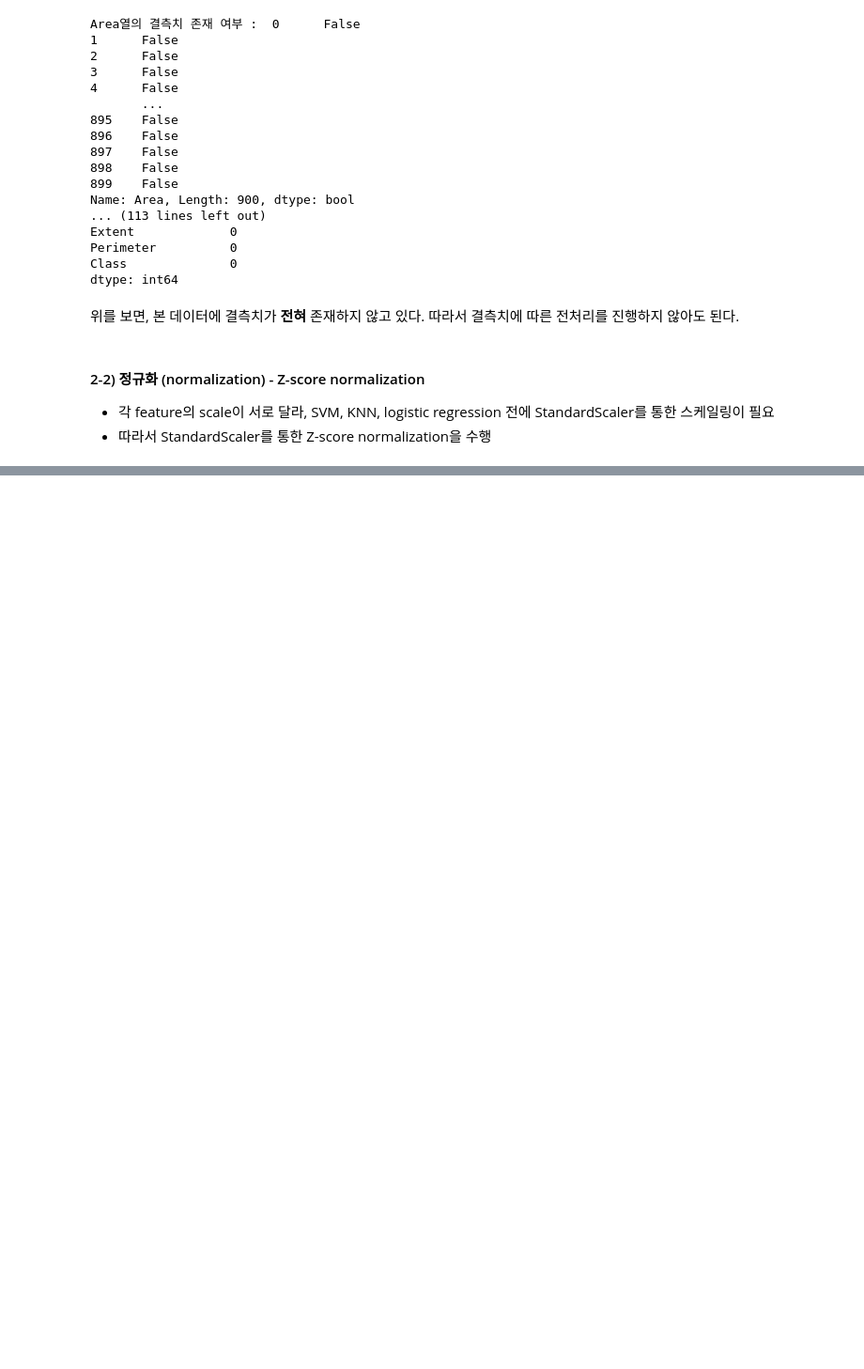
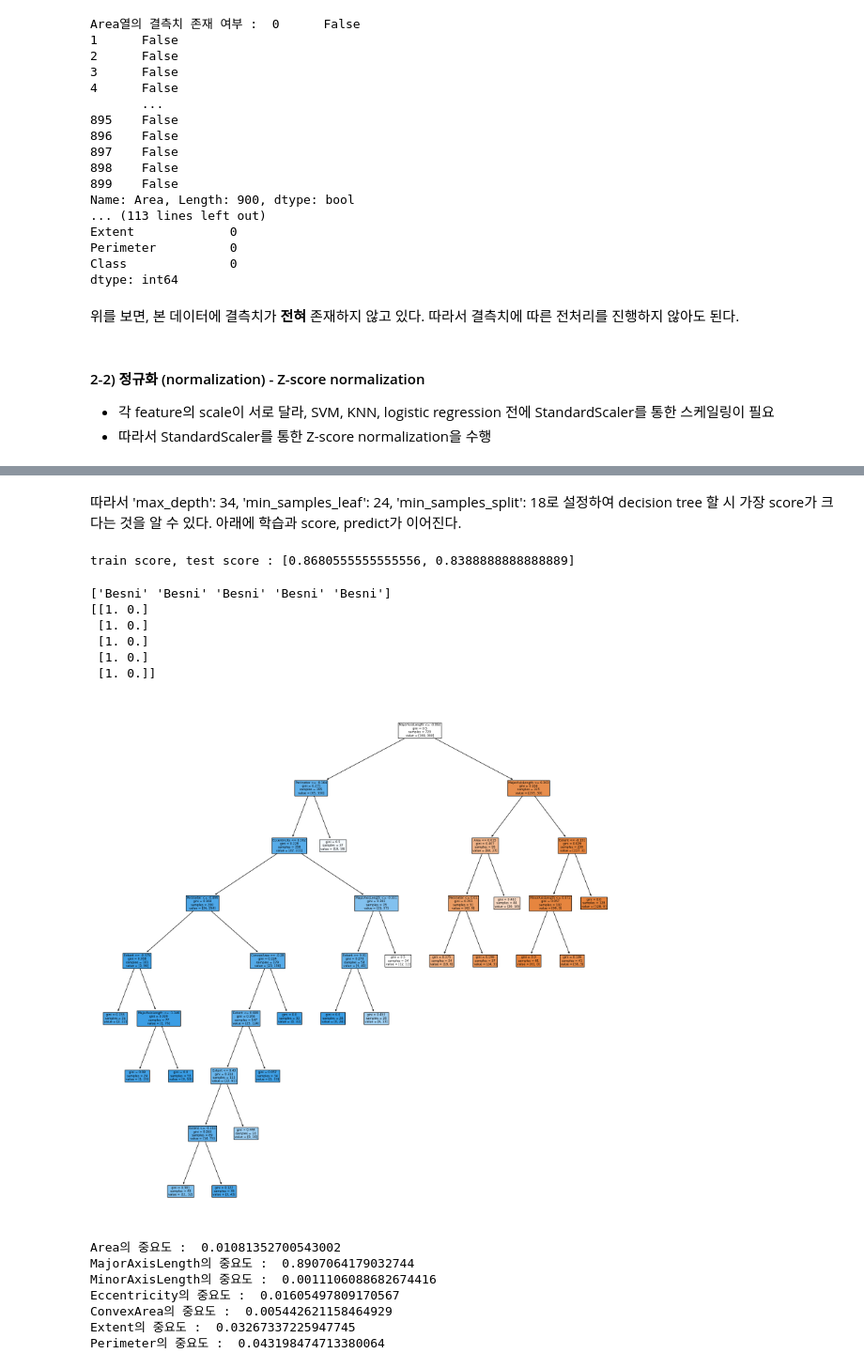
Before and after one commit to lky473736/learning-AI, a Jupyter notebook: report/classification_raisin.ipynb, the cells around one changed output, grey strips where cells are left out. Shown at 94% size. Drawn from its saved outputs; the diff is of its cells as text; code cells hidden in the pictures; blank space fills up the shorter version.

```diff
--- a/report/classification_raisin.ipynb
+++ b/report/classification_raisin.ipynb
@@ -283,0 +619,46 @@ X_test_scaled = ss_transformer.transform(X_test)
+# %% [markdown]
+따라서 'max_depth': 34, 'min_samples_leaf': 24, 'min_samples_split': 18로 설정하여 decision tree 할 시 가장 score가 크다는 것을 알 수 있다. 아래에 학습과 score, predict가 이어진다.
+# %%
+# fit, score
+
+dt = DecisionTreeClassifier(max_depth=34, min_samples_leaf=24,
+                           min_samples_split=18)
+dt.fit (X_train_scaled, y_train)
+
+dt_score = [dt.score(X_train_scaled, y_train), dt.score(X_test_scaled, y_test)]
+print (f"train score, test score : {dt_score}")
+# %% [output]
+train score, test score : [0.8680555555555556, 0.8388888888888889]
+# %%
+# predict
+
+print(dt.predict(predict_X))
+print(dt.predict_proba(predict_X))
+# %% [output]
+['Besni' 'Besni' 'Besni' 'Besni' 'Besni']
+[[1. 0.]
+ [1. 0.]
+ [1. 0.]
+ [1. 0.]
+ [1. 0.]]
+# %%
+# tree 시각화
+
+from sklearn.tree import plot_tree
+
+plt.figure (figsize=(20, 20))
+plot_tree(dt, filled=True, feature_names=['Area', 'MajorAxisLength', 'MinorAxisLength',
+             'Eccentricity', 'ConvexArea', 'Extent', 'Perimeter'])
+plt.show()
+
+for i in range (7) :
+    print (f"{['Area', 'MajorAxisLength', 'MinorAxisLength', 'Eccentricity', 'ConvexArea', 'Extent', 'Perimeter'][i]}의 중요도 : ", dt.feature_importances_[i])
+# %% [output]
+[figure, added]
+Area의 중요도 :  0.01081352700543002
+MajorAxisLength의 중요도 :  0.8907064179032744
+MinorAxisLength의 중요도 :  0.0011106088682674416
+Eccentricity의 중요도 :  0.01605497809170567
+ConvexArea의 중요도 :  0.005442621158464929
+Extent의 중요도 :  0.03267337225947745
+Perimeter의 중요도 :  0.043198474713380064
```
Also changed, not shown: parts of 31 cells of this notebook.
